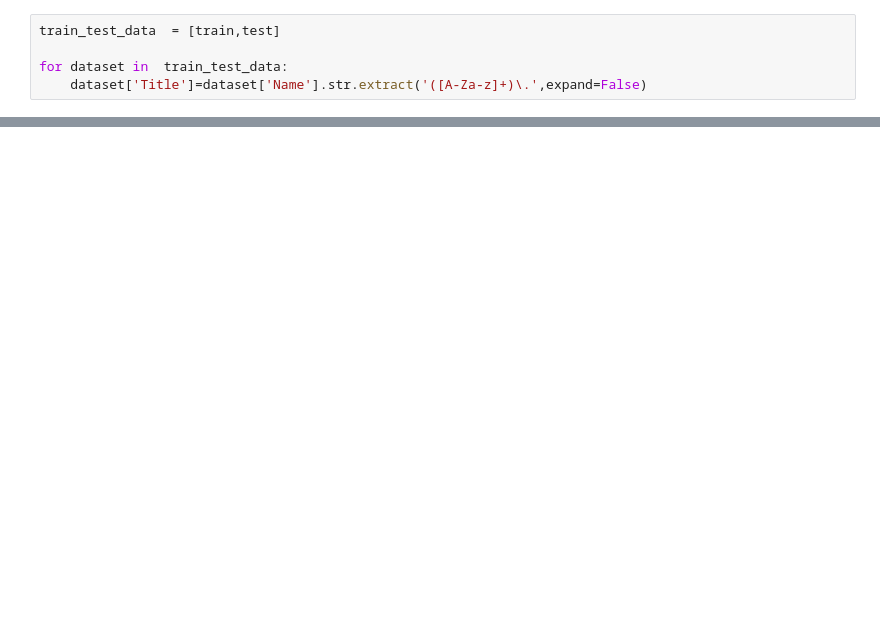
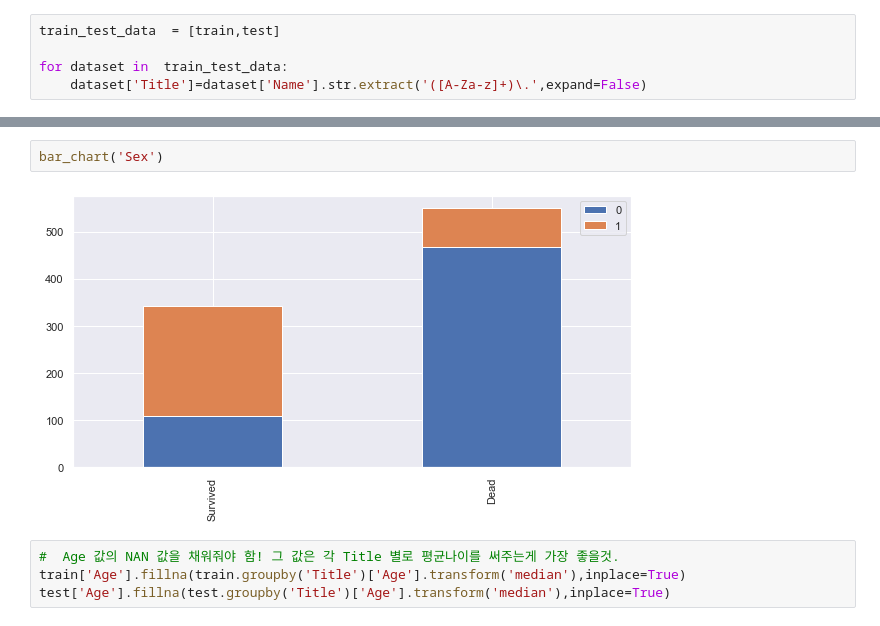
Before and after one commit to CSKIM999/ML-study, a Jupyter notebook: TF/new_titanic.ipynb, the cells around one changed output, grey strips where cells are left out. Saved outputs shown, nothing was run; the diff lists cells and outputs as text; blank space fills up the shorter version.

```diff
--- a/TF/new_titanic.ipynb
+++ b/TF/new_titanic.ipynb
@@ -81,0 +89,8 @@ for dataset in  train_test_data:
+# %%
+bar_chart('Sex')
+# %% [output]
+[figure, added]
+# %%
+#  Age 값의 NAN 값을 채워줘야 함! 그 값은 각 Title 별로 평균나이를 써주는게 가장 좋을것.
+train['Age'].fillna(train.groupby('Title')['Age'].transform('median'),inplace=True)
+test['Age'].fillna(test.groupby('Title')['Age'].transform('median'),inplace=True)
```
Also changed, not shown: parts of 32 cells of this notebook.
